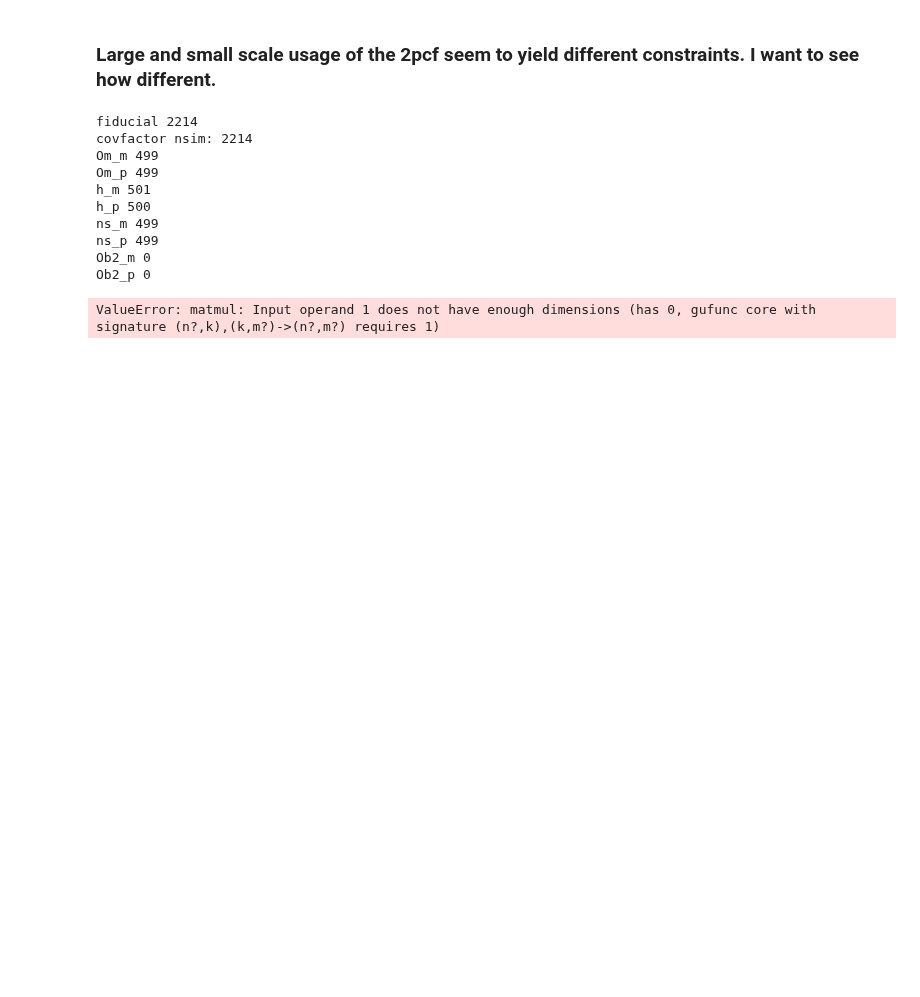
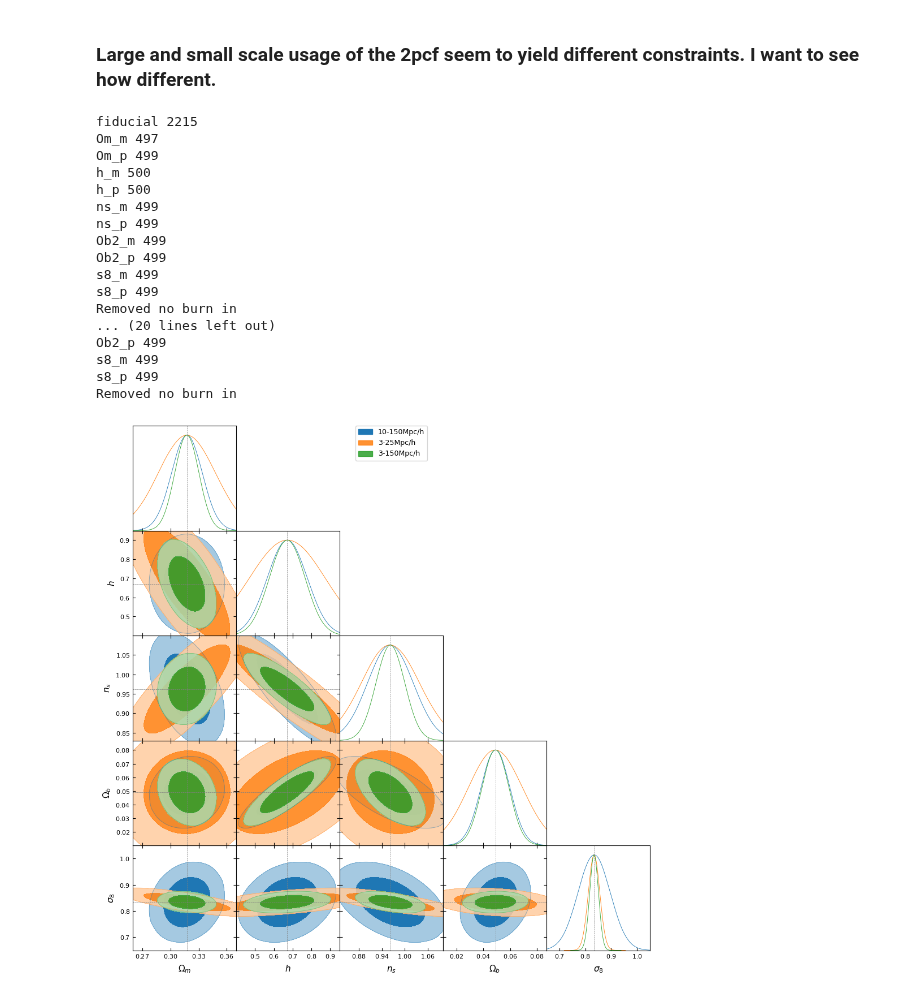
Before and after one commit to FedeDavilaKurban/VPF_Quijote, a Jupyter notebook: fisherMatrix_2pcfSmallLarge.ipynb, the cells around one changed output. Cells and saved outputs as stored; diff of their text form; code cells hidden in the pictures; blank space fills up the shorter version.

```diff
--- a/fisherMatrix_2pcfSmallLarge.ipynb
+++ b/fisherMatrix_2pcfSmallLarge.ipynb
@@ -126,7 +126,7 @@ import cosm_parameters as cp
 param_limits = {
     'Om':(0.26, 0.37),
     'Ob2':(0.01, 0.087),
-    'h':(0.55, .8),
+    'h':(0.4, .95),
     's8':(0.65, 1.05),
     'ns':(0.83, 1.1),
     'Mnu':(-0.65, 0.65)
@@ -135,7 +135,7 @@ param_limits = {
 
 
 
-samples = ['Om','h','ns','Ob2']
+samples = ['Om','h','ns','Ob2','s8']
 labels = [r'\Omega_m',r'h',r'n_s',r'\Omega_b',r'\sigma_8']
 mean_theta = [cp.cosm_param[sample]['fid'] for sample in samples]
 random_state = np.random.default_rng(10)
@@ -146,8 +146,8 @@ random_state = np.random.default_rng(10)
 ############################################################
 file_parameters_2pcf = dict(
     {
-        "nbins_s":9,  #9, 12, 29
-        "nbins_m":10,  #10, 30
+        "nbins_s":29,  #9, 12, 29
+        "nbins_m":30,  #10, 30
         "rmin":10,     #3, 10
         "rmax":150,    #25, 150
         "space":'zspace',
@@ -159,8 +159,8 @@ file_parameters_2pcf = dict(
 mean_fid, covariance_fid, corrm_fid = \
     get_MeanCovCorrM_2pcf('fiducial')
 
-covfactor = get_covfactor('2pcf',samples)
-#covfactor = 1
+#covfactor = get_covfactor('2pcf',samples)
+covfactor = 1
 
 #Computing derivatives and Fisher matrix
 derivatives = [get_derivatives(sample,'2pcf') for sample in samples]
@@ -192,8 +192,8 @@ file_parameters_2pcf = dict(
 mean_fid, covariance_fid, corrm_fid = \
     get_MeanCovCorrM_2pcf('fiducial')
 
-covfactor = get_covfactor('2pcf',samples)
-#covfactor = 1
+#covfactor = get_covfactor('2pcf',samples)
+covfactor = 1
 
 #Computing derivatives and Fisher matrix
 derivatives = [get_derivatives(sample,'2pcf') for sample in samples]
@@ -224,8 +224,8 @@ file_parameters_2pcf = dict(
 mean_fid, covariance_fid, corrm_fid = \
     get_MeanCovCorrM_2pcf('fiducial')
 
-covfactor = get_covfactor('2pcf',samples)
-#covfactor = 1
+#covfactor = get_covfactor('2pcf',samples)
+covfactor = 1
 
 #Computing derivatives and Fisher matrix
 derivatives = [get_derivatives(sample,'2pcf') for sample in samples]
@@ -233,38 +233,45 @@ derivatives = [get_derivatives(sample,'2pcf') for sample in samples]
 fisher_matrix = np.array([fisher_element(derivatives[i],derivatives[j],covfactor,covariance_fid) \
                           for i in range(len(samples)) for j in range(len(samples))]).\
                             reshape(len(samples),len(samples))
 
 cov_theta = np.linalg.inv(fisher_matrix)
 samp = random_state.multivariate_normal(mean_theta, cov_theta, size=1000000)
 mcs_2pcf_both = MCSamples(samples=samp, names=samples, labels=labels)
 ############################################################
 # plot
 ############################################################
 
 colors =  plt.rcParams['axes.prop_cycle'].by_key()['color']
 # Create a GetDist plotter
 g = plots.get_subplot_plotter()
 
 
 
 method_labels = ['10-150Mpc/h','3-25Mpc/h','3-150Mpc/h']
 # Plot the triangle plot
 g.triangle_plot([mcs_2pcf_large,mcs_2pcf_small,mcs_2pcf_both], filled=True, legend_labels=method_labels,
                 param_limits=param_limits, contour_colors=colors)
 g.add_param_markers({'Om':cp.cosm_param['Om']['fid'],'h':cp.cosm_param['h']['fid'],\
-                     'ns':cp.cosm_param['ns']['fid']})
+                     'ns':cp.cosm_param['ns']['fid'],'Ob2':cp.cosm_param['Ob2']['fid'],'s8':cp.cosm_param['s8']['fid']})
 
 # Show the plot
 plt.show()
 # %% [output]
-fiducial 2214
-covfactor nsim: 2214
-Om_m 499
+fiducial 2215
+Om_m 497
 Om_p 499
-h_m 501
+h_m 500
 h_p 500
 ns_m 499
 ns_p 499
-Ob2_m 0
-Ob2_p 0
+Ob2_m 499
+Ob2_p 499
+s8_m 499
+s8_p 499
+Removed no burn in
+... (20 lines left out)
+Ob2_p 499
+s8_m 499
+s8_p 499
+Removed no burn in
-ValueError: matmul: Input operand 1 does not have enough dimensions (has 0, gufunc core with signature (n?,k),(k,m?)->(n?,m?) requires 1)
+[figure, added]
```
Also changed, not shown: 2 other files.
